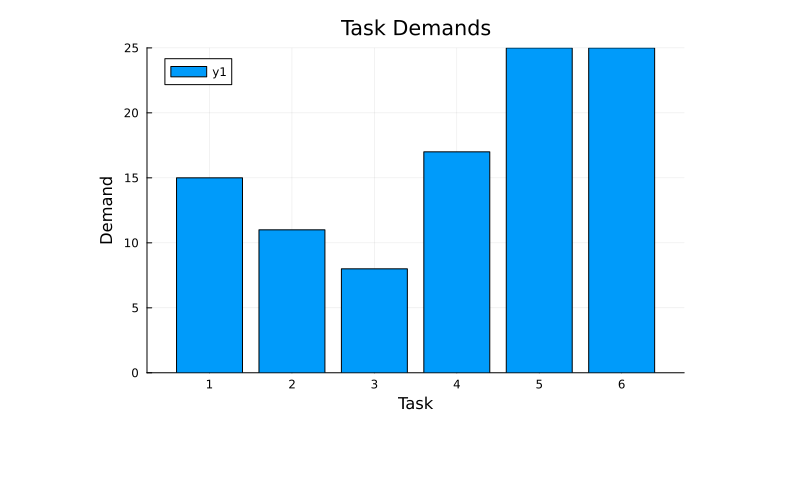
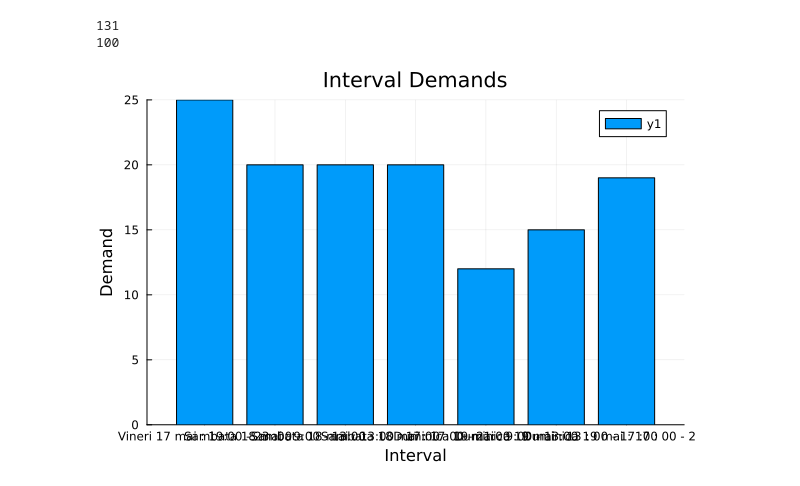
Before and after one commit to draqq67/SimpleXProblem, a Jupyter notebook: project.ipynb, the cells around one changed output. Drawn from its saved outputs; the diff is of its cells as text; code cells hidden in the pictures; blank space fills up the shorter version.

```diff
--- a/project.ipynb
+++ b/project.ipynb
@@ -32,35 +32,48 @@ using Plots
 # task preffered
 preferences_df = DataFrame(CSV.File("preferences.csv", header=true))
 preferences = Matrix(preferences_df[:, 2:end])
 
 # interval preffered
 disponibility_df = DataFrame(CSV.File("disponibility.csv", header=true))
 disponibility_preferences = Matrix(disponibility_df[:, 2:end])  # Assuming preferences start from the 2nd column
 
 # Number of volunteers, tasks and intervals (53 ,6,7)
 m, n = size(preferences)
 intervals = size(disponibility_preferences, 2)
 
 # Generate random positive integer demands that sum up 100
-function generate_random_demands(m, n)
+function generate_random_demands(m, n, total_demand)
     breaks = sort(rand(1:m-1, n-1))
     demands = diff([0; breaks; m])
-    demands = round.(Int, 100 * demands / sum(demands))
+    demands = max.(5, demands)
+    demands = round.(Int, total_demand * demands / sum(demands))
+
     return demands
 end
-demands = generate_random_demands(m, n)
+
+#random demands
+demands = generate_random_demands(m,n,90)
+interval_demands = generate_random_demands(m,intervals,100)
+
+#real life demands
+interval_demands = [25,20,20,20,12,15,19]
+demands = [10,13,19,25,18,15]
+
+print(sum(interval_demands),"\n",sum(demands))
 
 #Intervals demands
 interval_names = [
 "Vineri 17 mai : 19:00 - 23 :00",
 "Sambata 18 mai : 9:00 - 13:00",
 "Sambata 18 mai : 13:00 - 17:00",
 "Sambata 18 mai : 17:00 - 21:00",
 "Duminica 19 mai : 9:00 - 13:00",
 "Duminica 19 mai : 13 : 00 - 17 :00",
 "Duminica 19 mai : 17 : 00 - 21 : 00"]
 
 #plot task demands
-bar([1:6], demands, title="Task Demands", xlabel="Task",ylabel="Demand")
+bar([1:7], interval_demands, title="Interval Demands", xlabel="Interval",ylabel="Demand", xticks=(1:7, interval_names))
 # %% [output]
+131
+100
-[figure, old version]
+[figure, new version]
```
Also changed, not shown: parts of 4 cells of this notebook, 1 other file.
